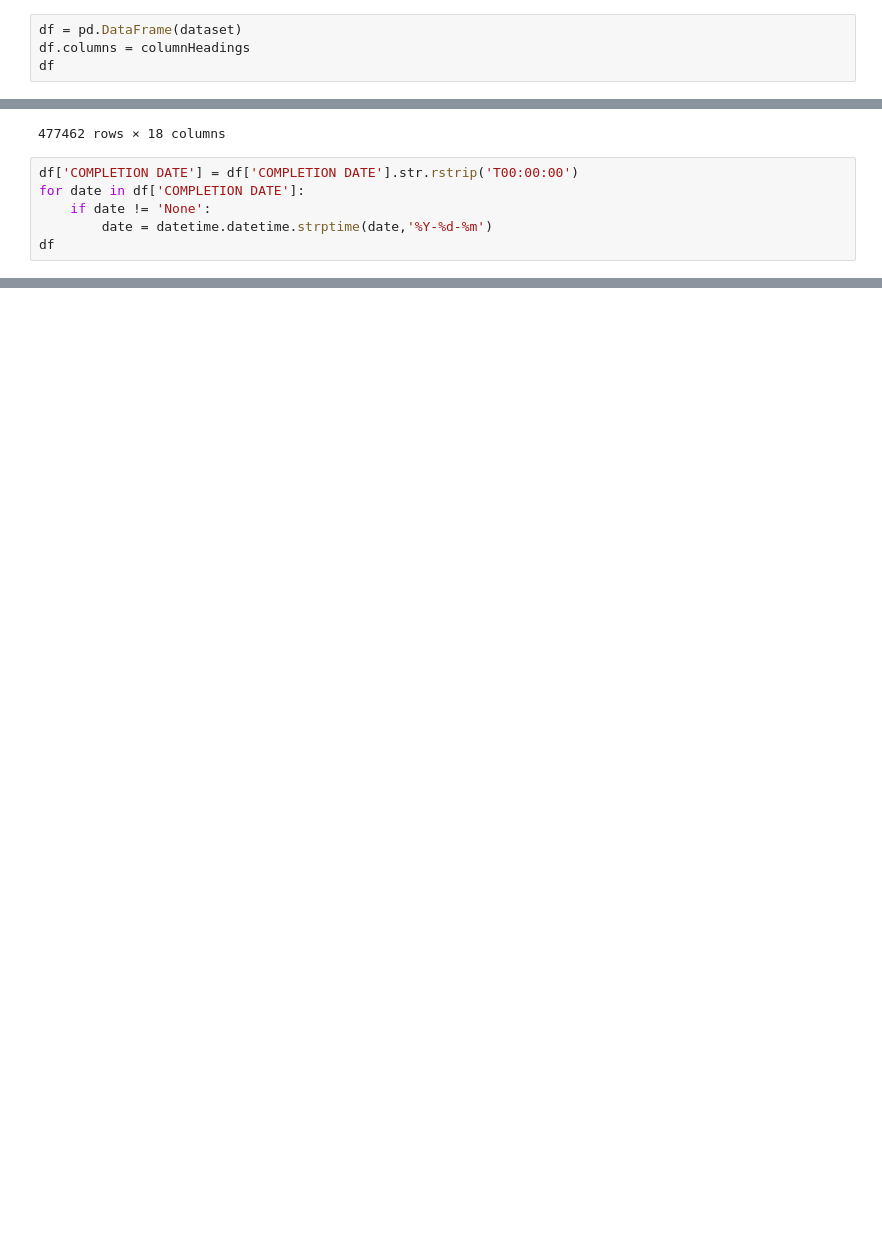
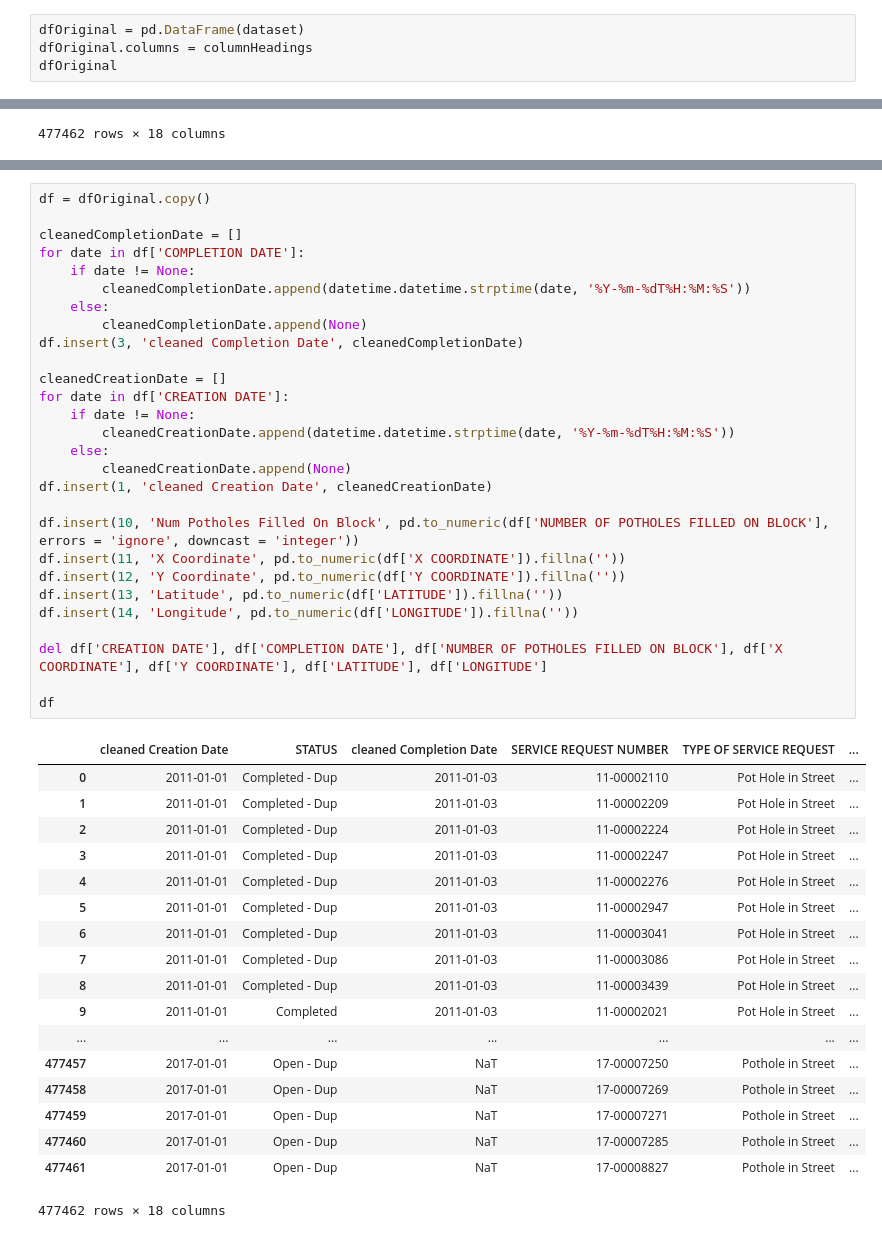
Before and after one commit to mdhanna/Chicago_Pothole_Analysis, a Jupyter notebook: Capstone1_Chicago_Pothole_Analysis.ipynb, the cells around one changed output, grey strips where cells are left out. Saved outputs shown, nothing was run; the diff lists cells and outputs as text; blank space fills up the shorter version.

```diff
--- a/Capstone1_Chicago_Pothole_Analysis.ipynb
+++ b/Capstone1_Chicago_Pothole_Analysis.ipynb
@@ -40,9 +41,9 @@ for row in rows:
     new_row = row[8:len(row)-1]
     dataset.append(new_row)
 # %%
-df = pd.DataFrame(dataset)
-df.columns = columnHeadings
-df
+dfOriginal = pd.DataFrame(dataset)
+dfOriginal.columns = columnHeadings
+dfOriginal
 # %% [output]
 |  | CREATION DATE | STATUS | COMPLETION DATE | SERVICE REQUEST NUMBER | TYPE OF SERVICE REQUEST | CURRENT ACTIVITY | ... |
 | 0 | 2011-01-01T00:00:00 | Completed - Dup | 2011-01-03T00:00:00 | 11-00002110 | Pot Hole in Street | None | ... |
@@ -62,9 +63,3 @@ df
 | 477460 | 2017-01-01T00:00:00 | Open - Dup | None | 17-00007285 | Pothole in Street | None | ... |
 | 477461 | 2017-01-01T00:00:00 | Open - Dup | None | 17-00008827 | Pothole in Street | None | ... |
 477462 rows × 18 columns
-# %%
-df['COMPLETION DATE'] = df['COMPLETION DATE'].str.rstrip('T00:00:00')
-for date in df['COMPLETION DATE']:
-    if date != 'None':
-        date = datetime.datetime.strptime(date,'%Y-%d-%m')
-df
@@ -102,0 +66,47 @@ df
+# %%
+df = dfOriginal.copy()
+
+cleanedCompletionDate = []
+for date in df['COMPLETION DATE']:
+    if date != None:
+        cleanedCompletionDate.append(datetime.datetime.strptime(date, '%Y-%m-%dT%H:%M:%S'))
+    else:
+        cleanedCompletionDate.append(None)
+df.insert(3, 'cleaned Completion Date', cleanedCompletionDate)
+
+cleanedCreationDate = []
+for date in df['CREATION DATE']:
+    if date != None:
+        cleanedCreationDate.append(datetime.datetime.strptime(date, '%Y-%m-%dT%H:%M:%S'))
+    else:
+        cleanedCreationDate.append(None)
+df.insert(1, 'cleaned Creation Date', cleanedCreationDate)
+
+df.insert(10, 'Num Potholes Filled On Block', pd.to_numeric(df['NUMBER OF POTHOLES FILLED ON BLOCK'], errors = 'ignore', downcast = 'integer'))
+df.insert(11, 'X Coordinate', pd.to_numeric(df['X COORDINATE']).fillna(''))
+df.insert(12, 'Y Coordinate', pd.to_numeric(df['Y COORDINATE']).fillna(''))
+df.insert(13, 'Latitude', pd.to_numeric(df['LATITUDE']).fillna(''))
+df.insert(14, 'Longitude', pd.to_numeric(df['LONGITUDE']).fillna(''))
+
+del df['CREATION DATE'], df['COMPLETION DATE'], df['NUMBER OF POTHOLES FILLED ON BLOCK'], df['X COORDINATE'], df['Y COORDINATE'], df['LATITUDE'], df['LONGITUDE']
+
+df
+# %% [output]
+|  | cleaned Creation Date | STATUS | cleaned Completion Date | SERVICE REQUEST NUMBER | TYPE OF SERVICE REQUEST | ... |
+| 0 | 2011-01-01 | Completed - Dup | 2011-01-03 | 11-00002110 | Pot Hole in Street | ... |
+| 1 | 2011-01-01 | Completed - Dup | 2011-01-03 | 11-00002209 | Pot Hole in Street | ... |
+| 2 | 2011-01-01 | Completed - Dup | 2011-01-03 | 11-00002224 | Pot Hole in Street | ... |
+| 3 | 2011-01-01 | Completed - Dup | 2011-01-03 | 11-00002247 | Pot Hole in Street | ... |
+| 4 | 2011-01-01 | Completed - Dup | 2011-01-03 | 11-00002276 | Pot Hole in Street | ... |
+| 5 | 2011-01-01 | Completed - Dup | 2011-01-03 | 11-00002947 | Pot Hole in Street | ... |
+| 6 | 2011-01-01 | Completed - Dup | 2011-01-03 | 11-00003041 | Pot Hole in Street | ... |
+| 7 | 2011-01-01 | Completed - Dup | 2011-01-03 | 11-00003086 | Pot Hole in Street | ... |
+| 8 | 2011-01-01 | Completed - Dup | 2011-01-03 | 11-00003439 | Pot Hole in Street | ... |
+| 9 | 2011-01-01 | Completed | 2011-01-03 | 11-00002021 | Pot Hole in Street | ... |
+| ... | ... | ... | ... | ... | ... | ... |
+| 477457 | 2017-01-01 | Open - Dup | NaT | 17-00007250 | Pothole in Street | ... |
+| 477458 | 2017-01-01 | Open - Dup | NaT | 17-00007269 | Pothole in Street | ... |
+| 477459 | 2017-01-01 | Open - Dup | NaT | 17-00007271 | Pothole in Street | ... |
+| 477460 | 2017-01-01 | Open - Dup | NaT | 17-00007285 | Pothole in Street | ... |
+| 477461 | 2017-01-01 | Open - Dup | NaT | 17-00008827 | Pothole in Street | ... |
+477462 rows × 18 columns
```
Also changed, not shown: parts of 9 cells of this notebook.
